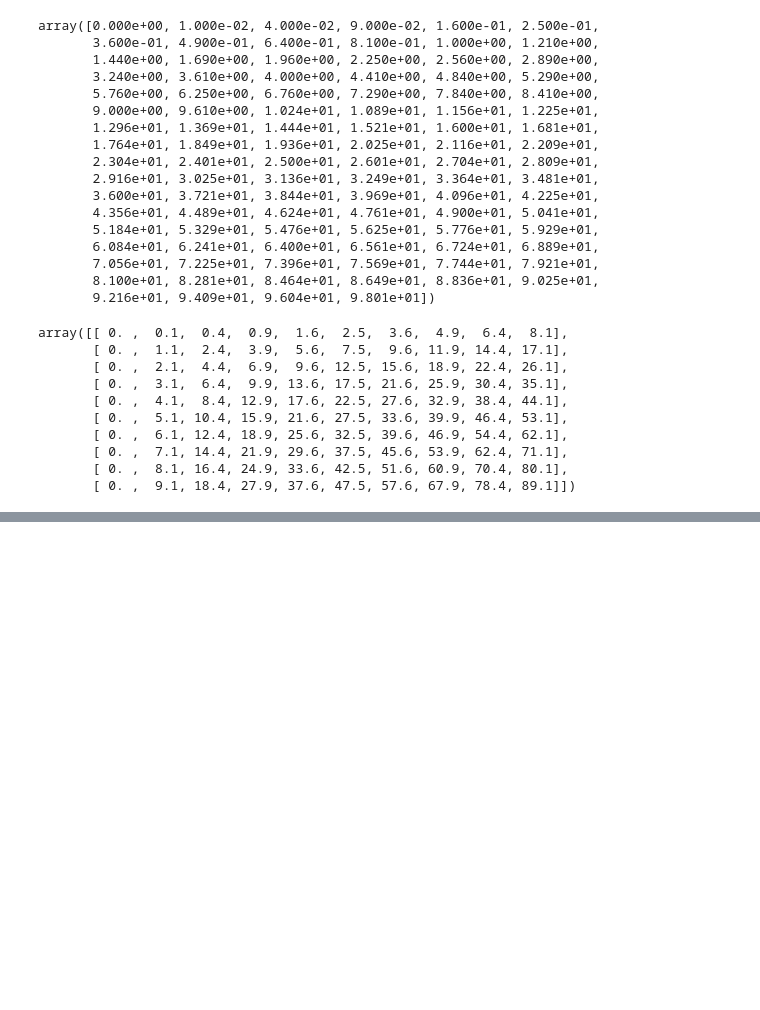
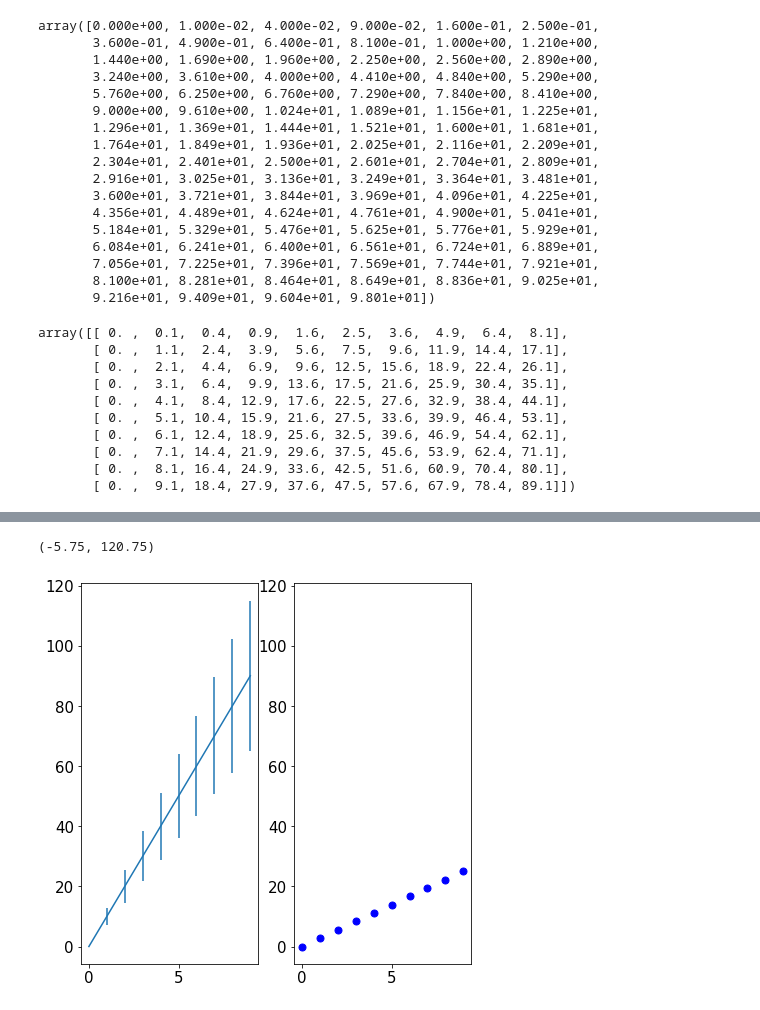
Before and after one commit to massimocipressi/MLPNS_MCipressi, a Jupyter notebook: MPLNS23_bootcamp.ipynb, the cells around one changed output, grey strips where cells are left out. Drawn from its saved outputs; the diff is of its cells as text; code cells hidden in the pictures; blank space fills up the shorter version.

```diff
--- a/MPLNS23_bootcamp.ipynb
+++ b/MPLNS23_bootcamp.ipynb
@@ -883,0 +974,11 @@ array([[ 0. ,  0.1,  0.4,  0.9,  1.6,  2.5,  3.6,  4.9,  6.4,  8.1],
+# %%
+fig = pl.figure(figsize = (7,7))
+ax1 = fig.add_subplot(121)
+ax2 = fig.add_subplot(122)
+ax1.errorbar(myx,myy,yerr=myy2) #errobar
+ax2.plot(myx,myy2,'b.',ms=14); #ms = marker_size
+ylim=ax1.get_ylim()
+ax2.set_ylim(ylim)
+# %% [output]
+(-5.75, 120.75)
+[figure, added]
```
Also changed, not shown: parts of 18 cells of this notebook.
